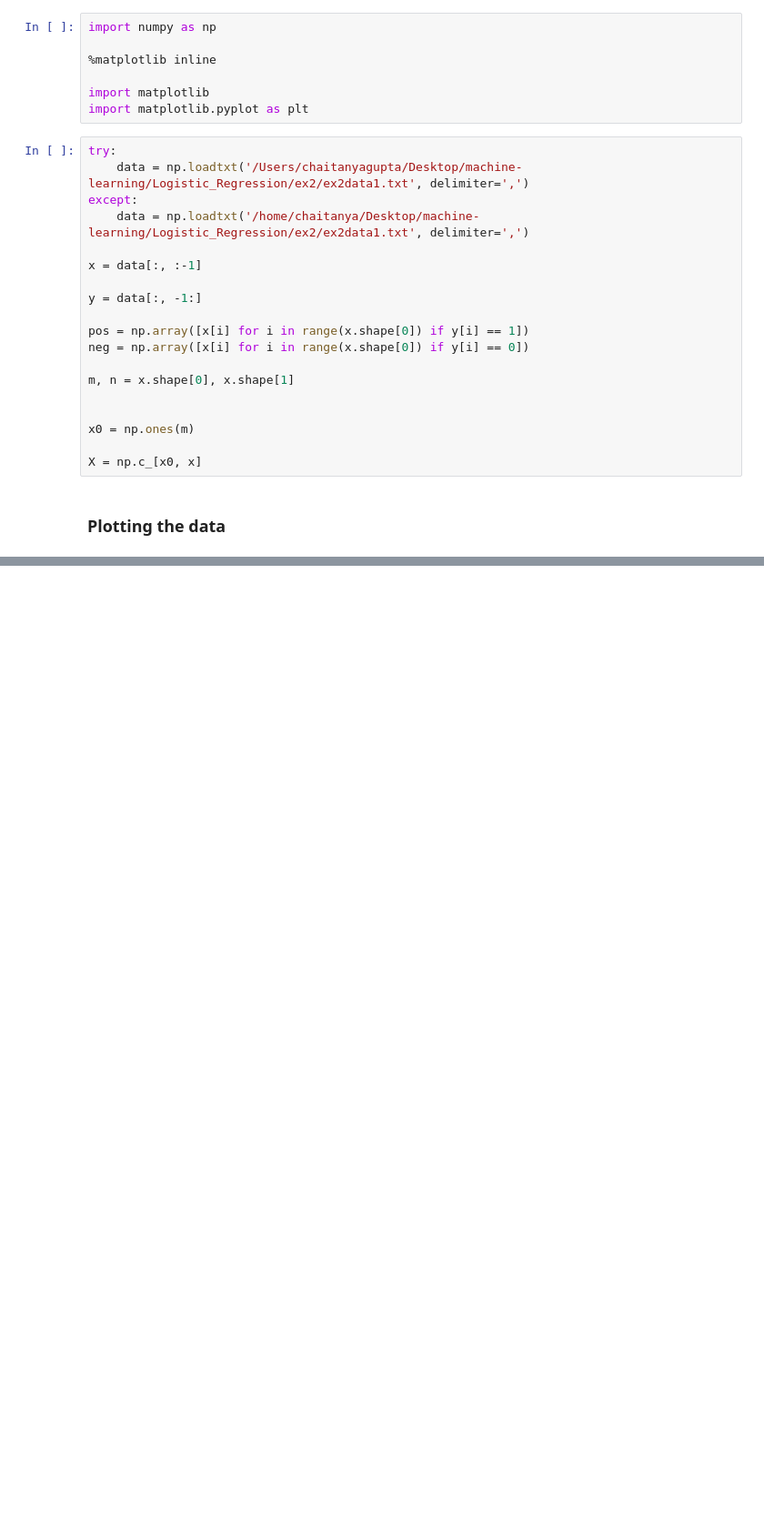
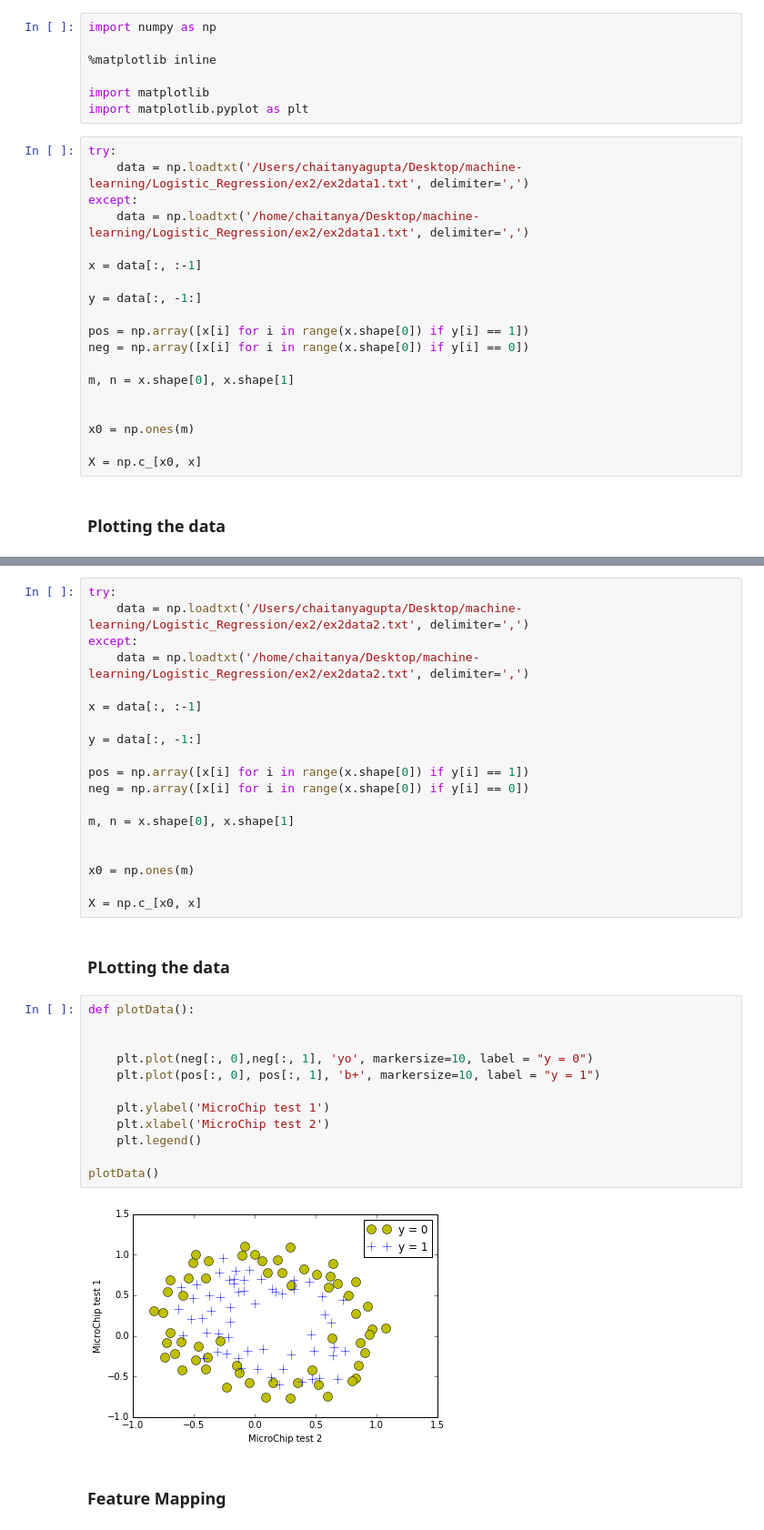
Before and after one commit to iCHAIT/machine-learning, a Jupyter notebook: Logistic_Regression/Log_Reg.ipynb, the cells around one changed output, grey strips where cells are left out. Shown: that part at 91% size. Saved outputs shown, nothing was run; the diff lists cells and outputs as text; blank space fills up the shorter version.

```diff
--- a/Logistic_Regression/Log_Reg.ipynb
+++ b/Logistic_Regression/Log_Reg.ipynb
@@ -94,0 +173,37 @@ ValueError: shapes (3,) and (100,3) not aligned: 3 (dim 0) != 100 (dim 0)
+# %%
+try:
+    data = np.loadtxt('/Users/chaitanyagupta/Desktop/machine-learning/Logistic_Regression/ex2/ex2data2.txt', delimiter=',')
+except:
+    data = np.loadtxt('/home/chaitanya/Desktop/machine-learning/Logistic_Regression/ex2/ex2data2.txt', delimiter=',')
+
+x = data[:, :-1]
+
+y = data[:, -1:]
+
+pos = np.array([x[i] for i in range(x.shape[0]) if y[i] == 1])
+neg = np.array([x[i] for i in range(x.shape[0]) if y[i] == 0])
+
+m, n = x.shape[0], x.shape[1]
+
+
+x0 = np.ones(m)
+
+X = np.c_[x0, x]
+# %% [markdown]
+### PLotting the data
+# %%
+def plotData():
+
+
+    plt.plot(neg[:, 0],neg[:, 1], 'yo', markersize=10, label = "y = 0")
+    plt.plot(pos[:, 0], pos[:, 1], 'b+', markersize=10, label = "y = 1")
+
+    plt.ylabel('MicroChip test 1')
+    plt.xlabel('MicroChip test 2')
+    plt.legend()
+
+plotData()
+# %% [output]
+[figure, added]
+# %% [markdown]
+### Feature Mapping
```
Also changed, not shown: parts of 22 cells of this notebook.
